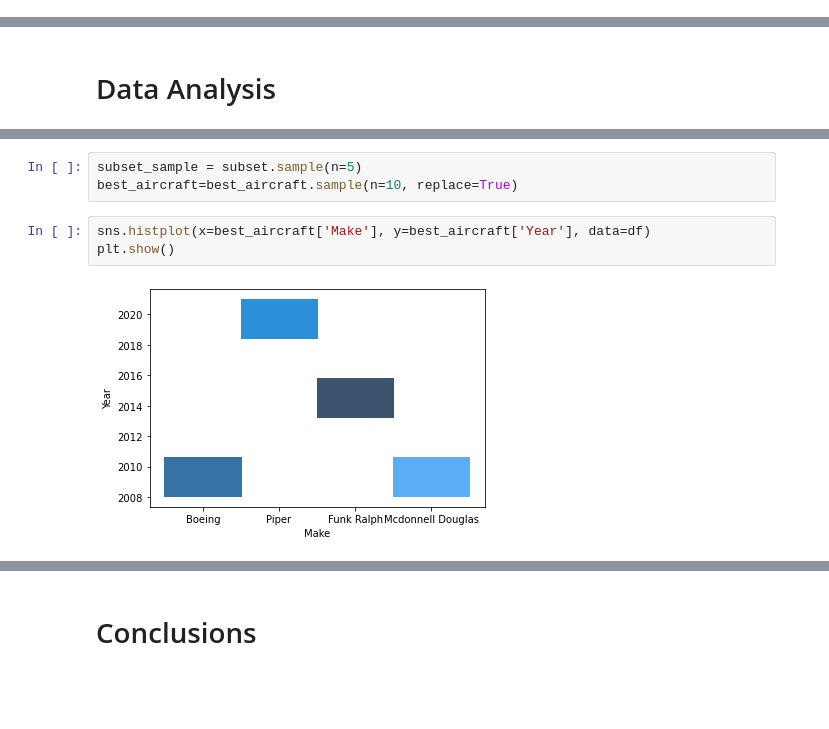
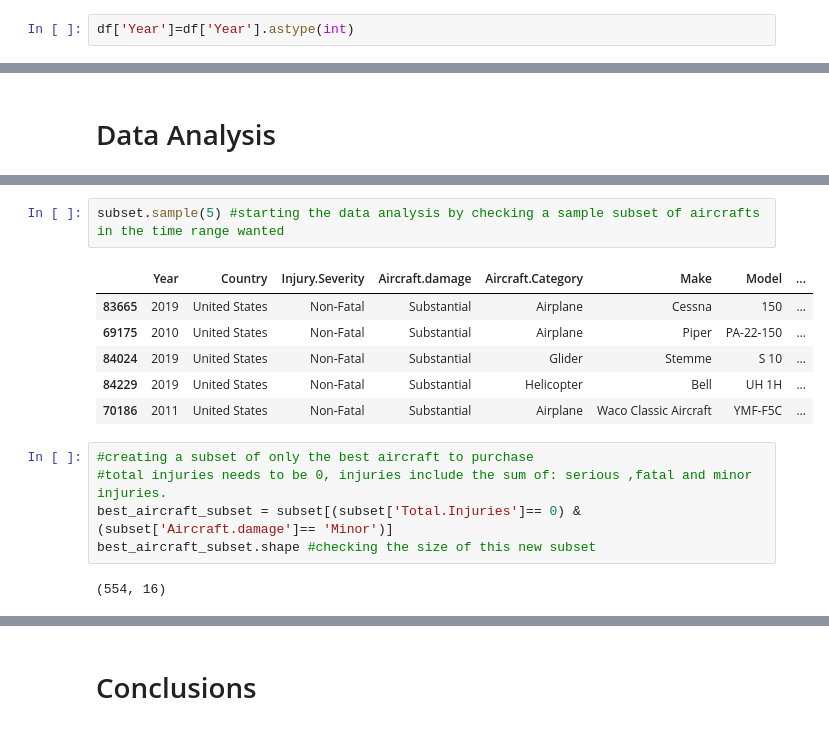
Before and after one commit to aramirezfr/Aircraft-Acquisition-Proposal, a Jupyter notebook: AircraftAcquisitionProposal.ipynb, the cells around one changed output, grey strips where cells are left out. Drawn from its saved outputs; the diff is of its cells as text; blank space fills up the shorter version.

```diff
--- a/AircraftAcquisitionProposal.ipynb
+++ b/AircraftAcquisitionProposal.ipynb
@@ -131,6 +132,8 @@ df['Year']=df['Event.Date'].str[-4:]
 df=df.dropna(subset=['Year'])
 # %%
 df=df.loc[df['Year'].notna()]
+# %%
+df['Year']=df['Year'].astype(int)
 # %% [markdown]
 To start the deep cleaning of this data I decided to create a subset with only the main columns I need to focus to analyze the data for the outcome needed.
 # %%
@@ -364,8 +329,16 @@ Name: Total.Injuries, Length: 611, dtype: float64
-# %%
-subset_sample = subset.sample(n=5)
-best_aircraft=best_aircraft.sample(n=10, replace=True)
-# %%
-sns.histplot(x=best_aircraft['Make'], y=best_aircraft['Year'], data=df)
-plt.show()
-# %% [output]
-[figure, removed]
+# %%
+subset.sample(5) #starting the data analysis by checking a sample subset of aircrafts in the time range wanted
+# %% [output]
+|  | Year | Country | Injury.Severity | Aircraft.damage | Aircraft.Category | Make | Model | ... |
+| 83665 | 2019 | United States | Non-Fatal | Substantial | Airplane | Cessna | 150 | ... |
+| 69175 | 2010 | United States | Non-Fatal | Substantial | Airplane | Piper | PA-22-150 | ... |
+| 84024 | 2019 | United States | Non-Fatal | Substantial | Glider | Stemme | S 10 | ... |
+| 84229 | 2019 | United States | Non-Fatal | Substantial | Helicopter | Bell | UH 1H | ... |
+| 70186 | 2011 | United States | Non-Fatal | Substantial | Airplane | Waco Classic Aircraft | YMF-F5C | ... |
+# %%
+#creating a subset of only the best aircraft to purchase
+#total injuries needs to be 0, injuries include the sum of: serious ,fatal and minor injuries.
+best_aircraft_subset = subset[(subset['Total.Injuries']== 0) & (subset['Aircraft.damage']== 'Minor')]
+best_aircraft_subset.shape #checking the size of this new subset
+# %% [output]
+(554, 16)
```
Also changed, not shown: parts of 27 cells of this notebook, 1 other file.
